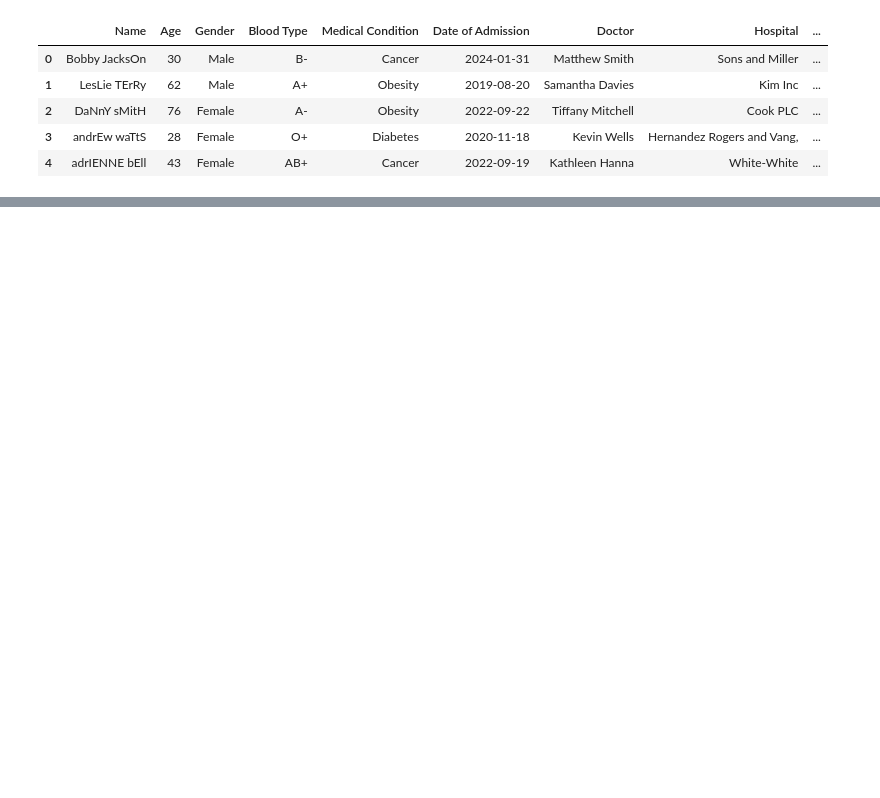
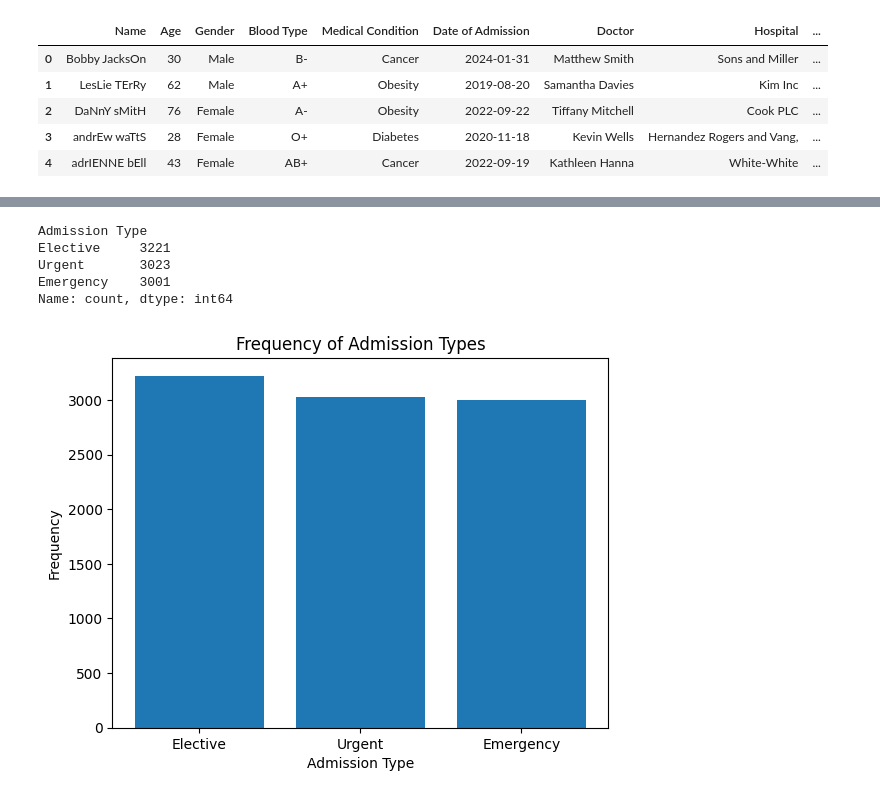
Before and after one commit to bscruz/database-assignment, a Jupyter notebook: dataset.ipynb, the cells around one changed output, grey strips where cells are left out. Drawn from its saved outputs; the diff is of its cells as text; code cells hidden in the pictures; blank space fills up the shorter version.

```diff
--- a/dataset.ipynb
+++ b/dataset.ipynb
@@ -18,0 +243,18 @@ df.head(5)
+# %%
+admissiontype = hypertension['Admission Type'].value_counts()
+print(admissiontype)
+
+plt.bar(admissiontype.index, admissiontype.values)
+plt.xlabel('Admission Type')
+plt.ylabel('Frequency')
+plt.title('Frequency of Admission Types')
+plt.show()
+
+# most people with hypertension were being admitted under elective
+# %% [output]
+Admission Type
+Elective     3221
+Urgent       3023
+Emergency    3001
+Name: count, dtype: int64
+[figure, added]
```
Also changed, not shown: parts of 10 cells of this notebook.
